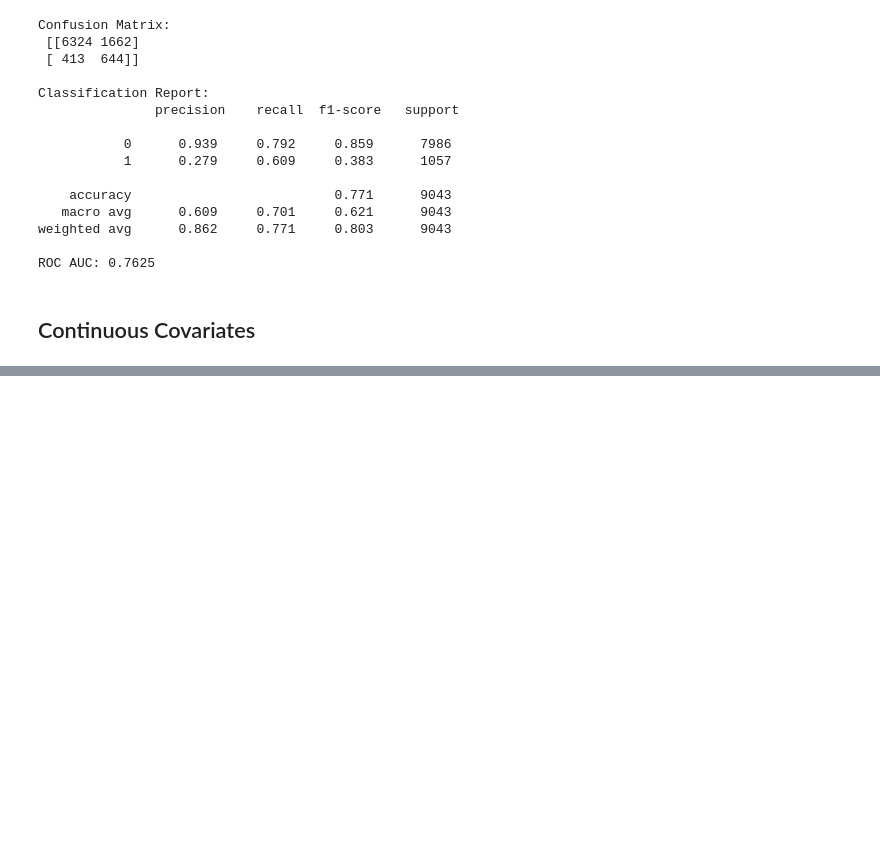
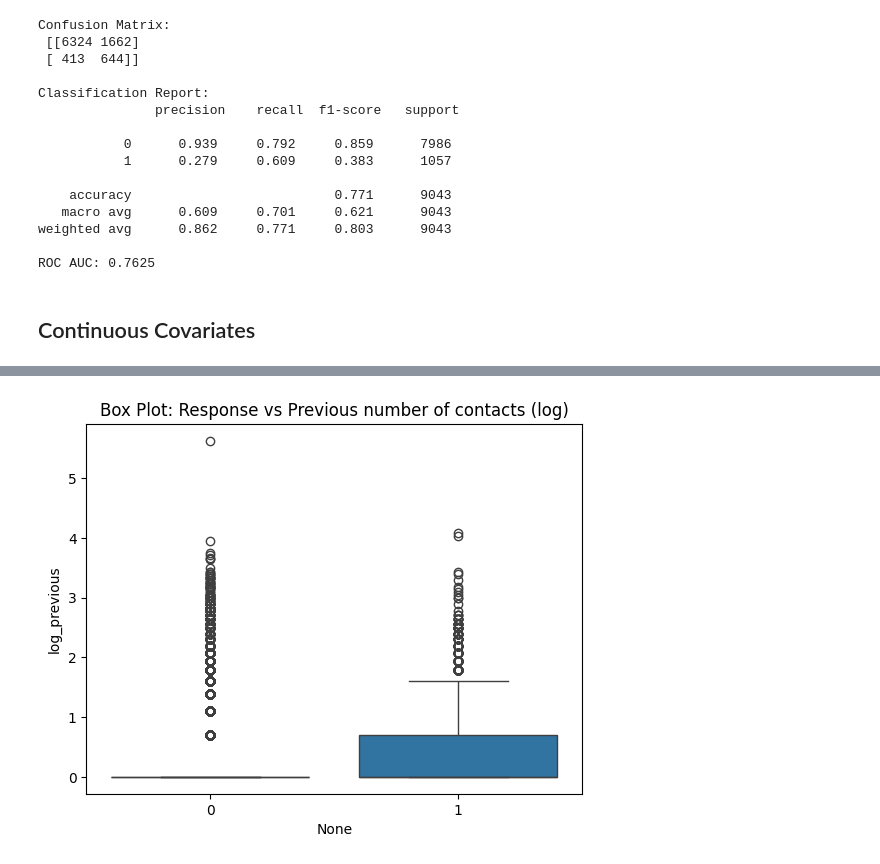
Before and after one commit to Supratim2004/Multivariate-Analysis-Project-Group-I, a Jupyter notebook: Numerical Part/modeling.ipynb, the cells around one changed output, grey strips where cells are left out. Cells and saved outputs as stored; diff of their text form; code cells hidden in the pictures; blank space fills up the shorter version.

```diff
--- a/Numerical Part/modeling.ipynb
+++ b/Numerical Part/modeling.ipynb
@@ -116,0 +125,8 @@ num_test_data['cat_prob'] = y_prob
+# %%
+num_train_data['log_previous']=np.log1p(num_train_data['previous'])
+num_test_data['log_previous']=np.log1p(num_test_data['previous'])
+sns.boxplot(y=num_train_data['log_previous'], x=y_train)
+plt.title("Box Plot: Response vs Previous number of contacts (log)")
+plt.show()
+# %% [output]
+[figure, added]
```
Also changed, not shown: parts of 13 cells of this notebook.
